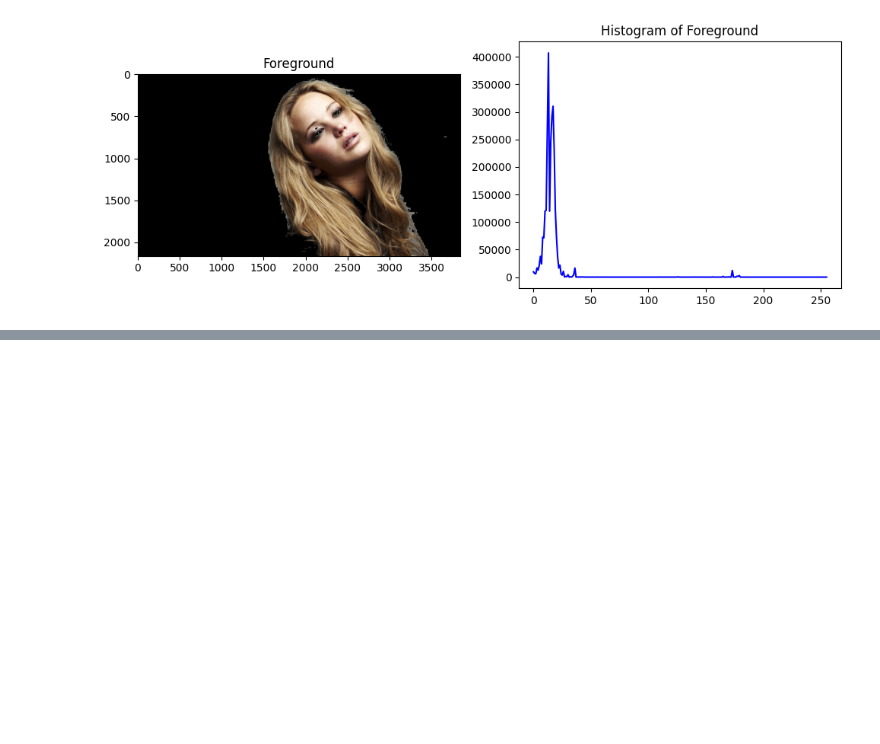
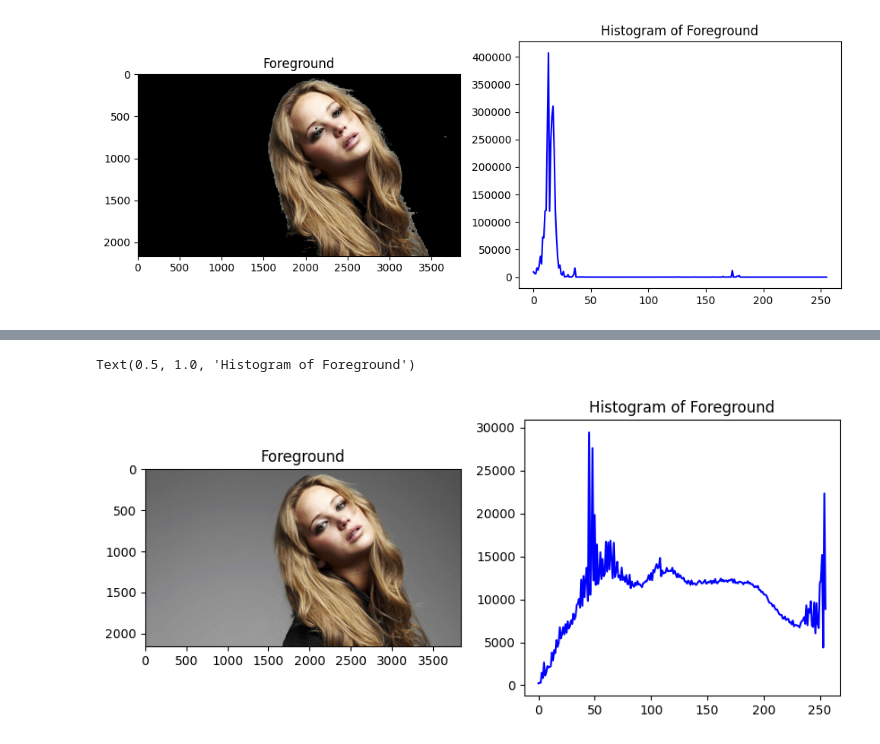
Before and after one commit to KavinduKariyawasam/Image_Processing, a Jupyter notebook: Assignment1.ipynb, the cells around one changed output, grey strips where cells are left out. Cells and saved outputs as stored; diff of their text form; code cells hidden in the pictures; blank space fills up the shorter version.

```diff
--- a/Assignment1.ipynb
+++ b/Assignment1.ipynb
@@ -364,0 +378,15 @@ plt.show()
+# %%
+final_image = cv.add(img_foreground, img_background)
+
+hist = cv2.calcHist([final_image], [0], mask, [256], [0, 256])
+
+f, ax = plt.subplots(1,2 , figsize = (10,4))
+# Display the histogram
+ax[0].imshow(final_image)
+ax[0].set_title('Foreground')
+
+ax[1].plot(hist, color='blue')
+ax[1].set_title('Histogram of Foreground')
+# %% [output]
+Text(0.5, 1.0, 'Histogram of Foreground')
+[figure, added]
```
Also changed, not shown: parts of 7 cells of this notebook.
